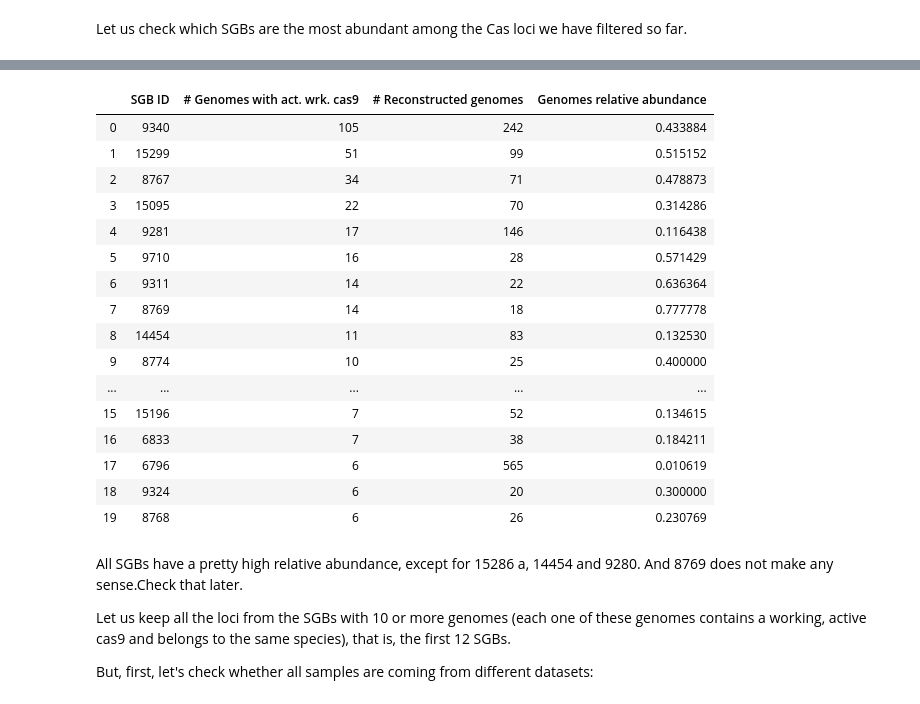
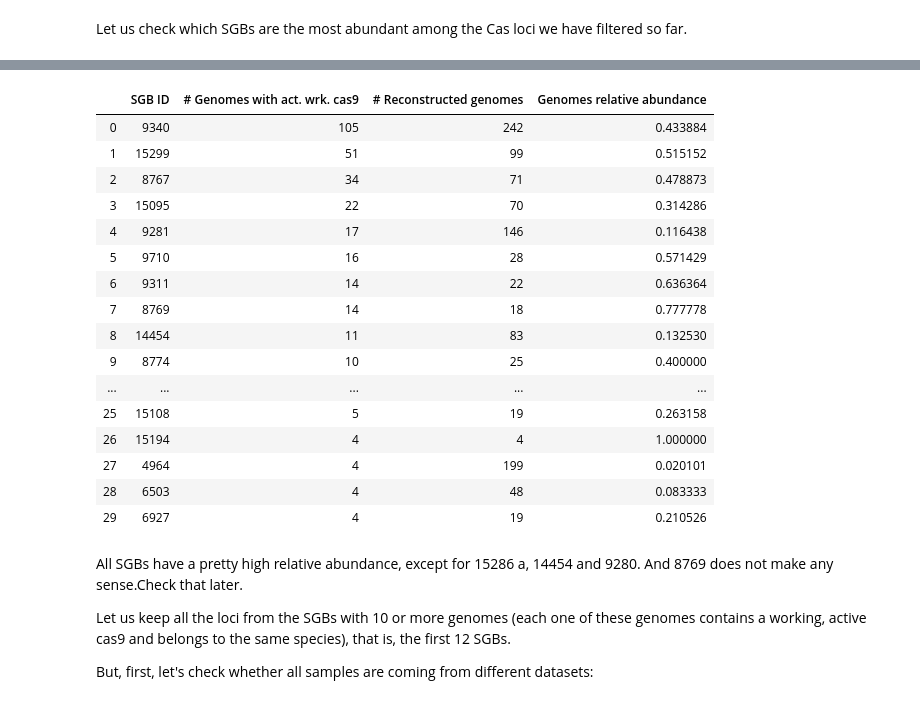
Before and after one commit to L-F-S/cas_mining, a Jupyter notebook: 5caslocitable/Mining for a nice Cas9 02-09-2019.ipynb, the cells around one changed output, grey strips where cells are left out. Drawn from its saved outputs; the diff is of its cells as text; code cells hidden in the pictures.

```diff
--- a/5caslocitable/Mining for a nice Cas9 02-09-2019.ipynb
+++ b/5caslocitable/Mining for a nice Cas9 02-09-2019.ipynb
@@ -193,31 +173,26 @@ Name: # Genomes with act. wrk. cas9, Length: 162, dtype: int64
-# %%
-gneomes=active_working_unknwon_cas9s.groupby(["Genome Name"])
-SGB_abundance_in_dataset=active_working_unknwon_cas9s.groupby(["SGB ID"]).count().sort_values(by="Seq ID", ascending=False)["Seq ID"].head(15)
-
-SGB_abundance_in_dataset=SGB_abundance_in_dataset.rename("# Genomes with act. wrk. cas9")
 # %%
 SGB_rel_ab_in_dataset=pd.DataFrame(SGB_table[SGB_table["SGB ID"].isin(SGB_abundance_in_dataset.index)][["SGB ID","# Reconstructed genomes"]])
 SGB_abundance=pd.DataFrame(SGB_abundance_in_dataset).merge(SGB_rel_ab_in_dataset, left_on='SGB ID', right_on='SGB ID')
 SGB_abundance["Genomes relative abundance"]=SGB_abundance["# Genomes with act. wrk. cas9"]/SGB_abundance["# Reconstructed genomes"]
-SGB_abundance.head(20)
+SGB_abundance.head(30)
 # %% [output]
 |  | SGB ID | # Genomes with act. wrk. cas9 | # Reconstructed genomes | Genomes relative abundance |
 | 0 | 9340 | 105 | 242 | 0.433884 |
 | 1 | 15299 | 51 | 99 | 0.515152 |
 | 2 | 8767 | 34 | 71 | 0.478873 |
 | 3 | 15095 | 22 | 70 | 0.314286 |
 | 4 | 9281 | 17 | 146 | 0.116438 |
 | 5 | 9710 | 16 | 28 | 0.571429 |
 | 6 | 9311 | 14 | 22 | 0.636364 |
 | 7 | 8769 | 14 | 18 | 0.777778 |
 | 8 | 14454 | 11 | 83 | 0.132530 |
 | 9 | 8774 | 10 | 25 | 0.400000 |
 | ... | ... | ... | ... | ... |
-| 15 | 15196 | 7 | 52 | 0.134615 |
-| 16 | 6833 | 7 | 38 | 0.184211 |
-| 17 | 6796 | 6 | 565 | 0.010619 |
-| 18 | 9324 | 6 | 20 | 0.300000 |
-| 19 | 8768 | 6 | 26 | 0.230769 |
+| 25 | 15108 | 5 | 19 | 0.263158 |
+| 26 | 15194 | 4 | 4 | 1.000000 |
+| 27 | 4964 | 4 | 199 | 0.020101 |
+| 28 | 6503 | 4 | 48 | 0.083333 |
+| 29 | 6927 | 4 | 19 | 0.210526 |
 # %% [markdown]
 All SGBs have a pretty high relative abundance, except for 15286 a, 14454 and 9280. And 8769 does not make any sense.Check that later.
 
```
Also changed, not shown: parts of 3 cells of this notebook, 2 other files.
